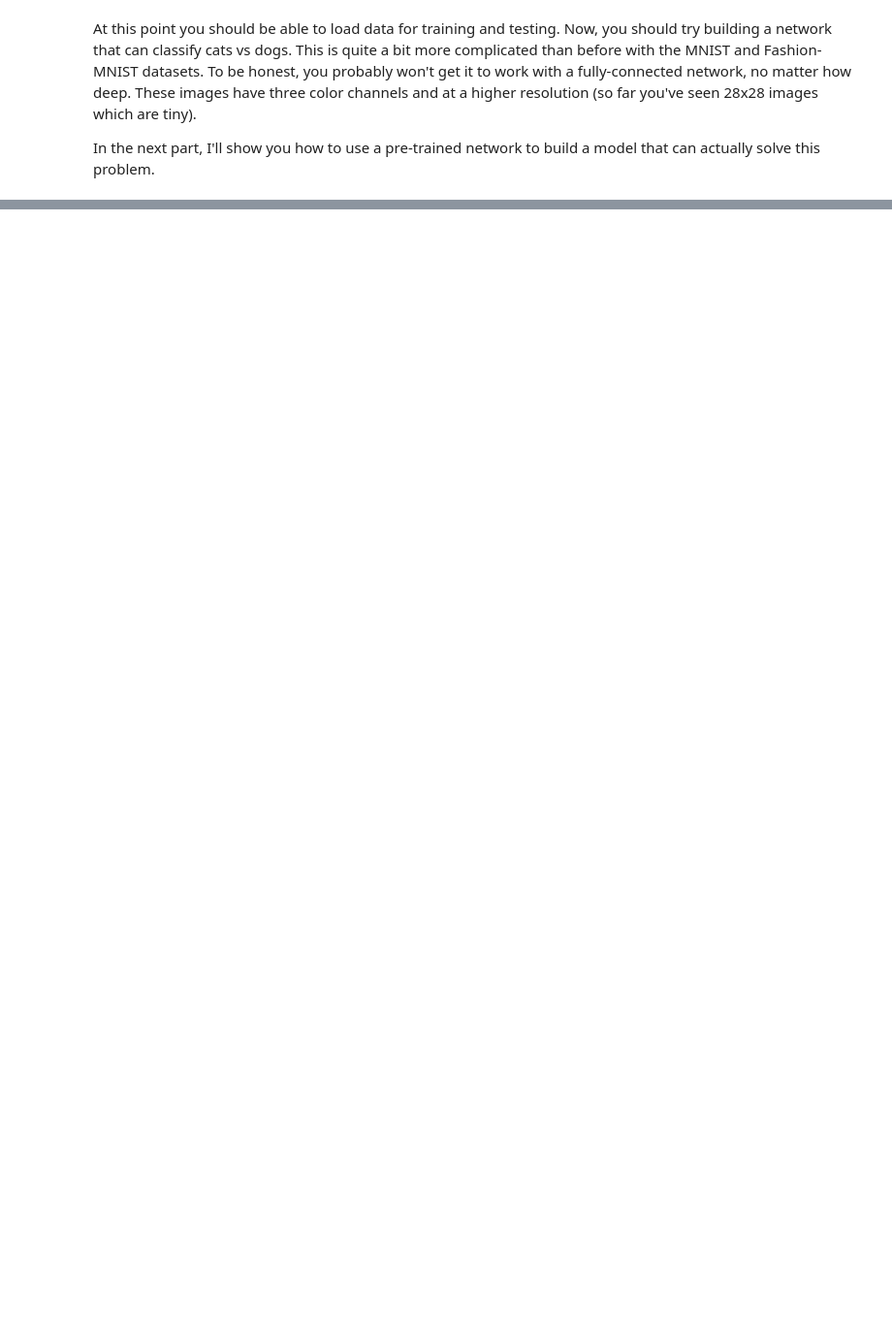
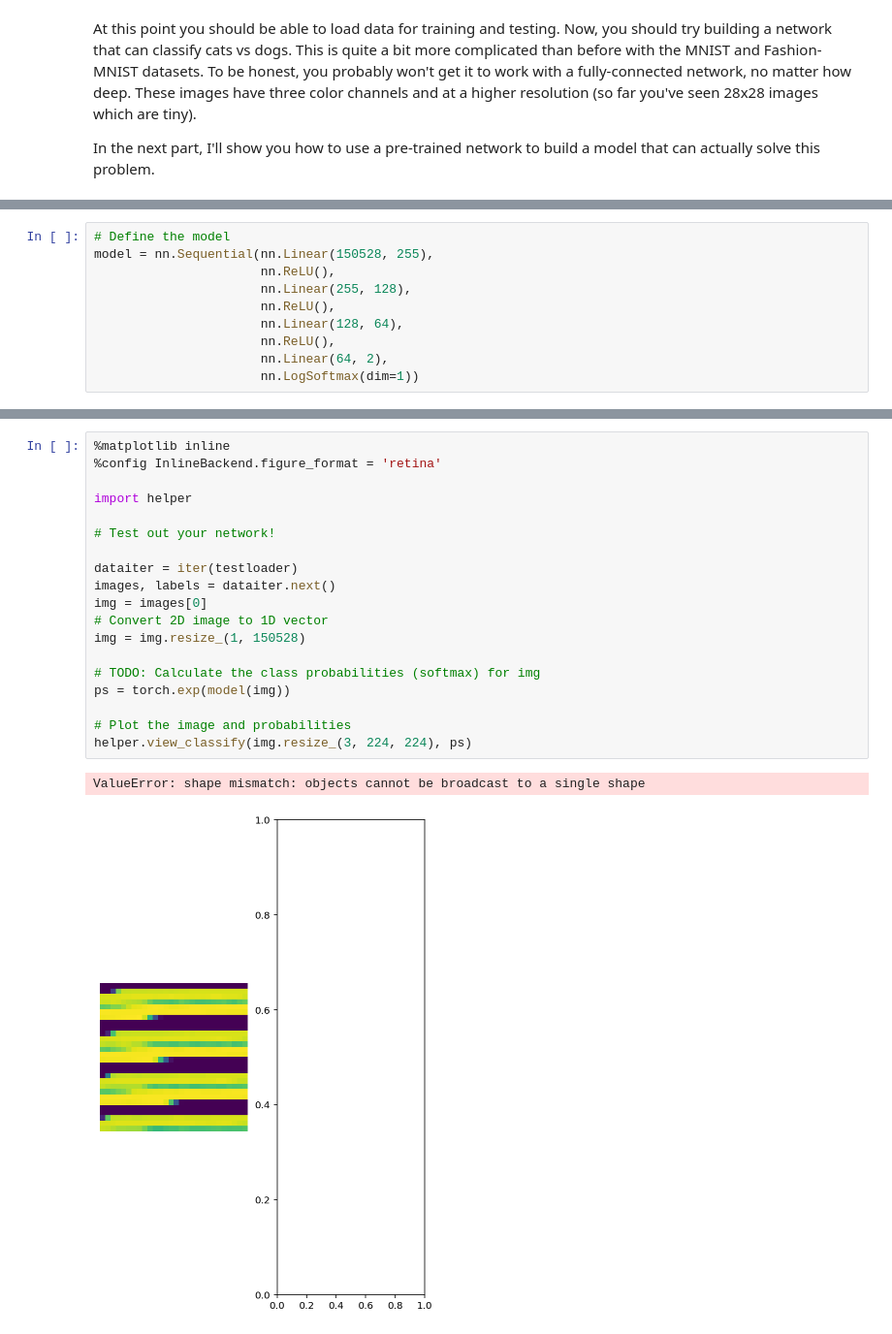
Before and after one commit to Hansastro/AI_Nanodegree, a Jupyter notebook: deep-learning-v2-pytorch/intro-to-pytorch/Part 7 - Loading Image Data (Exercises).ipynb, the cells around one changed output, grey strips where cells are left out. Shown: that part at 97% size. Cells and saved outputs as stored; diff of their text form; blank space fills up the shorter version.

```diff
--- a/deep-learning-v2-pytorch/intro-to-pytorch/Part 7 - Loading Image Data (Exercises).ipynb
+++ b/deep-learning-v2-pytorch/intro-to-pytorch/Part 7 - Loading Image Data (Exercises).ipynb
@@ -150,0 +202,10 @@ In the next part, I'll show you how to use a pre-trained network to build a mode
+# %%
+# Define the model
+model = nn.Sequential(nn.Linear(150528, 255),
+                      nn.ReLU(),
+                      nn.Linear(255, 128),
+                      nn.ReLU(),
+                      nn.Linear(128, 64),
+                      nn.ReLU(),
+                      nn.Linear(64, 2),
+                      nn.LogSoftmax(dim=1))
@@ -150,0 +240,22 @@ In the next part, I'll show you how to use a pre-trained network to build a mode
+# %%
+%matplotlib inline
+%config InlineBackend.figure_format = 'retina'
+
+import helper
+
+# Test out your network!
+
+dataiter = iter(testloader)
+images, labels = dataiter.next()
+img = images[0]
+# Convert 2D image to 1D vector
+img = img.resize_(1, 150528)
+
+# TODO: Calculate the class probabilities (softmax) for img
+ps = torch.exp(model(img))
+
+# Plot the image and probabilities
+helper.view_classify(img.resize_(3, 224, 224), ps)
+# %% [output]
+ValueError: shape mismatch: objects cannot be broadcast to a single shape
+[figure, added]
```
Also changed, not shown: parts of 11 cells of this notebook, 1 other file.
